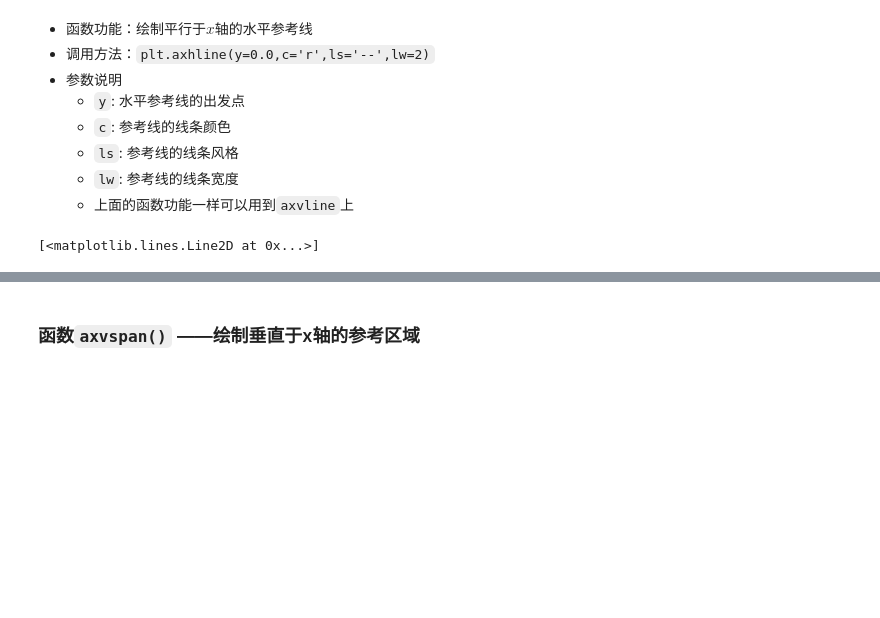
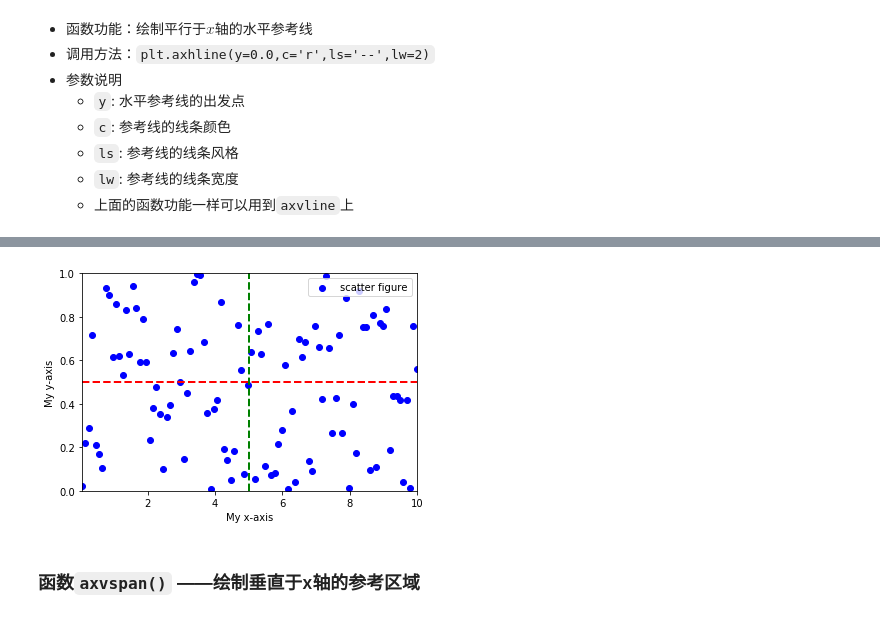
Before and after one commit to ThomsonRen/mathmodels-learner-doc, a Jupyter notebook: source/notebook源码/Python数据可视化方法之matplotlib.ipynb, the cells around one changed output, grey strips where cells are left out. Drawn from its saved outputs; the diff is of its cells as text; code cells hidden in the pictures; blank space fills up the shorter version.

```diff
--- a/source/notebook源码/Python数据可视化方法之matplotlib.ipynb
+++ b/source/notebook源码/Python数据可视化方法之matplotlib.ipynb
@@ -227,7 +227,9 @@ plt.axvline(x=5,c='g',ls='--',lw=2)    # 增加垂直线
 
 
 
-plt.plot([0,10],[1,0],lw = 2,c = 'g')
+# plt.plot([0,10],[1,0],lw = 2,c = 'g')
 # plt.plot([2,8],[0.8,0.2],lw = 2,c = 'g')
+
+
+plt.savefig('../images/python_basic/vline.svg',bbox_inches = 'tight')
 # %% [output]
-[<matplotlib.lines.Line2D at 0x...>]
@@ -235,3 +236,4 @@ plt.plot([0,10],[1,0],lw = 2,c = 'g')
+[figure, added]
 # %% [markdown]
 ### 函数`axvspan()` ——绘制垂直于x轴的参考区域
 # %% [markdown]
```
Also changed, not shown: parts of 1 cell of this notebook, 1 other file.
